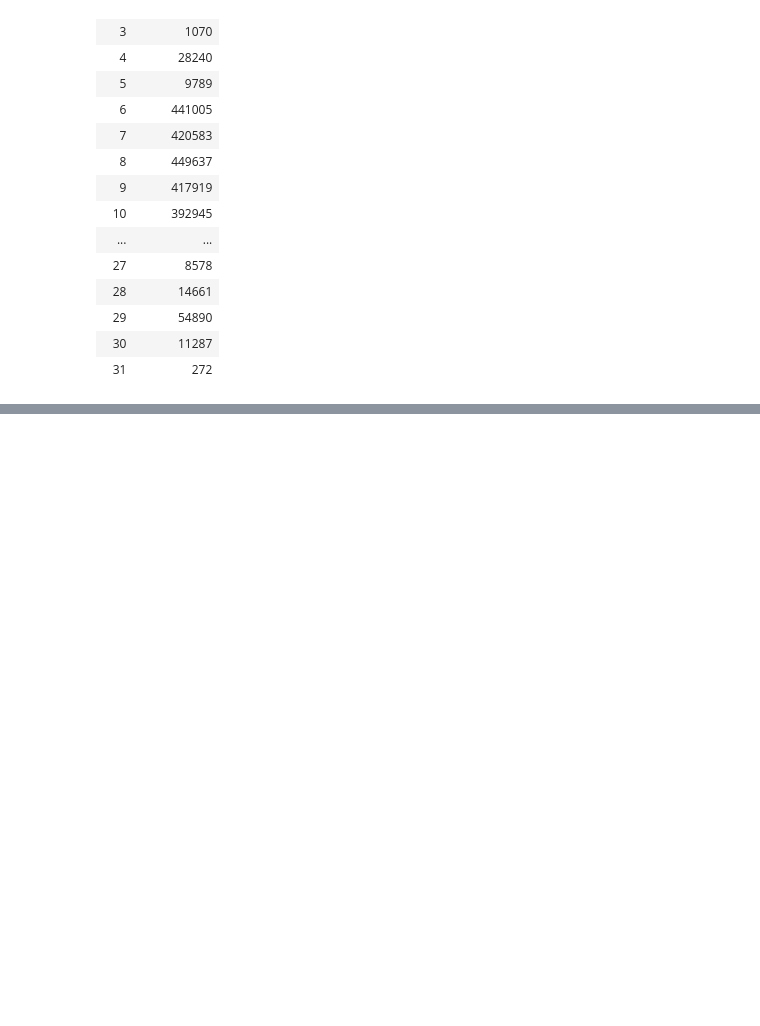
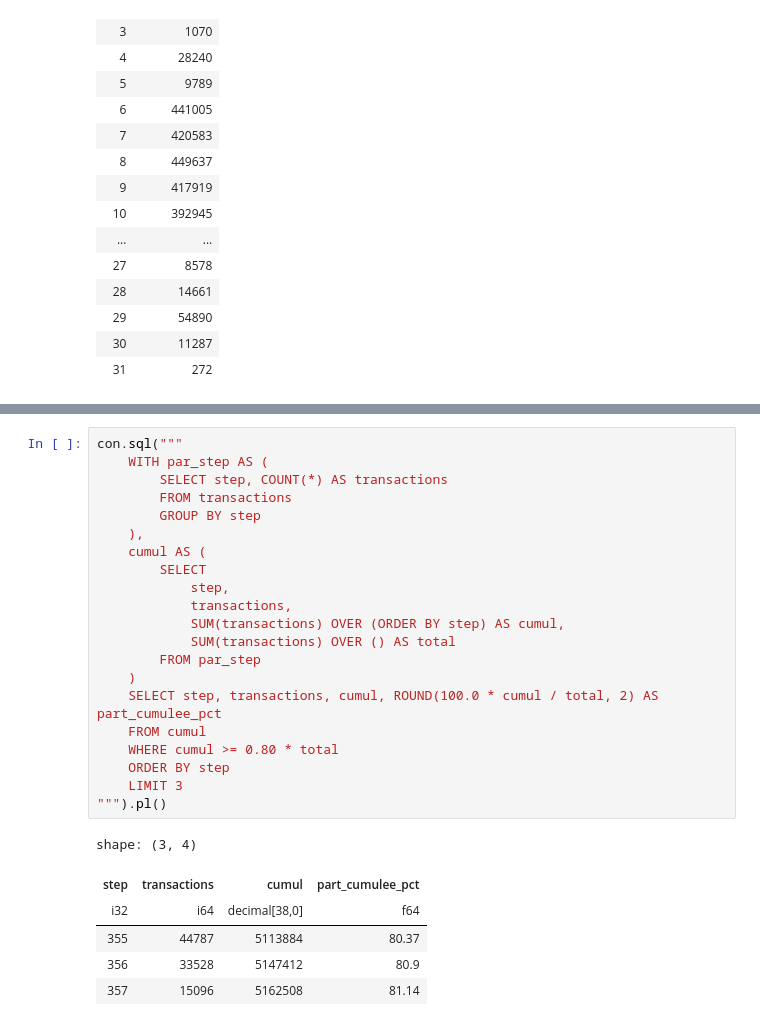
Before and after one commit to onelngoma-source/fraude-mobile-money, a Jupyter notebook: notebooks/01_qualite_donnees.ipynb, the cells around one changed output, grey strips where cells are left out. Drawn from its saved outputs; the diff is of its cells as text; blank space fills up the shorter version.

```diff
--- a/notebooks/01_qualite_donnees.ipynb
+++ b/notebooks/01_qualite_donnees.ipynb
@@ -92,0 +120,28 @@ shape: (31, 2)
+# %%
+con.sql("""
+    WITH par_step AS (
+        SELECT step, COUNT(*) AS transactions
+        FROM transactions
+        GROUP BY step
+    ),
+    cumul AS (
+        SELECT
+            step,
+            transactions,
+            SUM(transactions) OVER (ORDER BY step) AS cumul,
+            SUM(transactions) OVER () AS total
+        FROM par_step
+    )
+    SELECT step, transactions, cumul, ROUND(100.0 * cumul / total, 2) AS part_cumulee_pct
+    FROM cumul
+    WHERE cumul >= 0.80 * total
+    ORDER BY step
+    LIMIT 3
+""").pl()
+# %% [output]
+shape: (3, 4)
+| step | transactions | cumul | part_cumulee_pct |
+| i32 | i64 | decimal[38,0] | f64 |
+| 355 | 44787 | 5113884 | 80.37 |
+| 356 | 33528 | 5147412 | 80.9 |
+| 357 | 15096 | 5162508 | 81.14 |
```
Also changed, not shown: parts of 1 cell of this notebook.
